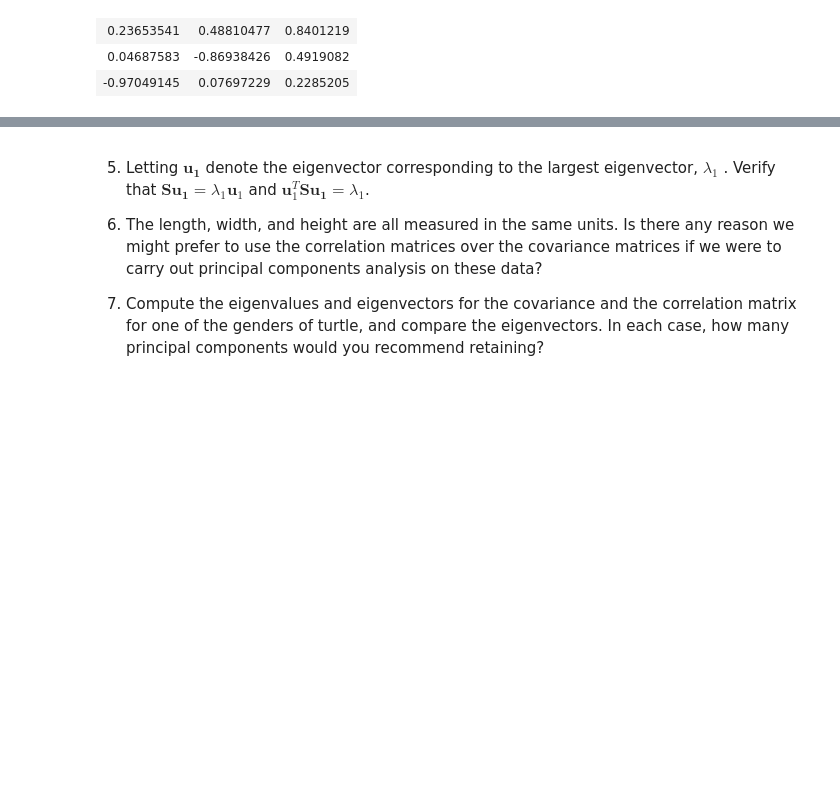
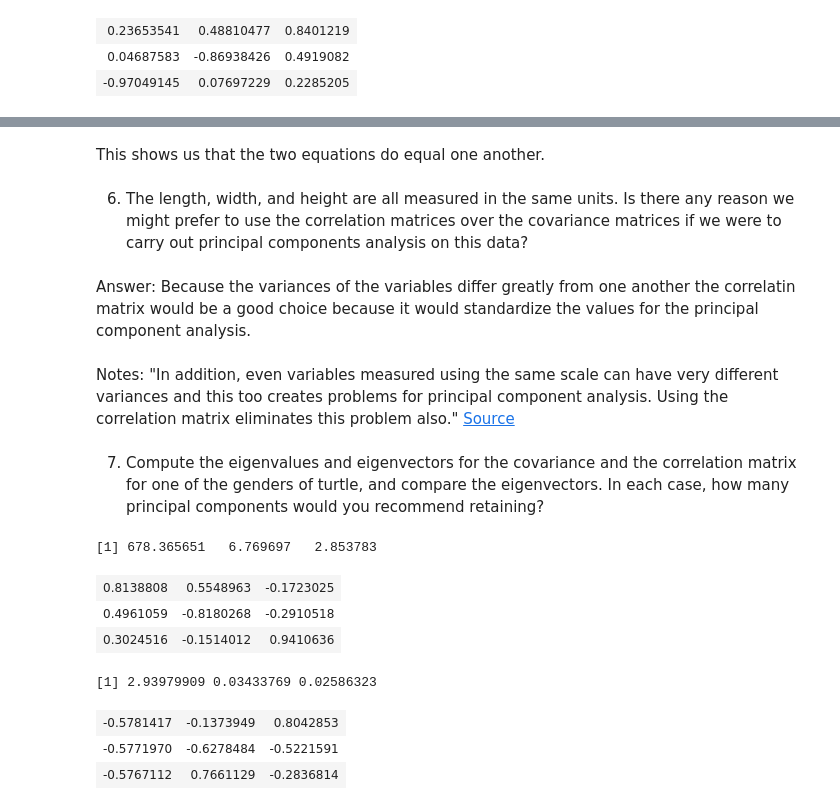
Before and after one commit to michael-huber2772/STAT5650, a Jupyter notebook: Assignments/Assignment1/Homework_1.ipynb, the cells around one changed output, grey strips where cells are left out. Cells and saved outputs as stored; diff of their text form; code cells hidden in the pictures; blank space fills up the shorter version.

Commit message:
Homework 1 and classification notes

```diff
--- a/Assignments/Assignment1/Homework_1.ipynb
+++ b/Assignments/Assignment1/Homework_1.ipynb
@@ -198,11 +255,33 @@ Add Description - Verify if the above formula is correct?
+# %% [markdown]
+This shows us that the two equations do equal one another.
 # %% [markdown]
-5. Letting $\mathbf{u_1}$ denote the eigenvector corresponding to the largest eigenvector, $\lambda_1$ . Verify
-that $\mathbf{Su_1} = \lambda_1 \mathbf{u}_1$ and $\mathbf{u}_1^T \mathbf{Su_1} = \lambda_1$.
-
 6. The length, width, and height are all measured in the same units. Is there any reason we
 might prefer to use the correlation matrices over the covariance matrices if we were to carry
-out principal components analysis on these data?
-
-7. Compute the eigenvalues and eigenvectors for the covariance and the correlation matrix for
-one of the genders of turtle, and compare the eigenvectors. In each case, how many
-principal components would you recommend retaining?
+out principal components analysis on this data?
+# %% [markdown]
+Answer: Because the variances of the variables differ greatly from one another the correlatin matrix would be a good choice because it would standardize the values for the principal component analysis.
+# %% [markdown]
+Notes:
+ "In addition, even variables measured using the same scale can have very different variances and this too creates problems for principal component analysis. Using the correlation matrix eliminates this problem also." [Source](https://www.researchgate.net/post/What_is_the_appropriate_matrix_covariance_or_correlation_in_principal_component_analysis)
+# %% [markdown]
+7. Compute the eigenvalues and eigenvectors for the covariance and the correlation matrix for
+one of the genders of turtle, and compare the eigenvectors. In each case, how many
+principal components would you recommend retaining?
+# %%
+female.cov.eig <- eigen(females.cov)
+female.cor.eig <- eigen(females.cor)
+
+female.cov.eig$values
+female.cov.eig$vectors
+
+female.cor.eig$values
+female.cor.eig$vectors
+# %% [output]
+[1] 678.365651   6.769697   2.853783
+| 0.8138808 | 0.5548963 | -0.1723025 |
+| 0.4961059 | -0.8180268 | -0.2910518 |
+| 0.3024516 | -0.1514012 | 0.9410636 |
+[1] 2.93979909 0.03433769 0.02586323
+| -0.5781417 | -0.1373949 | 0.8042853 |
+| -0.5771970 | -0.6278484 | -0.5221591 |
+| -0.5767112 | 0.7661129 | -0.2836814 |
```
Also changed, not shown: parts of 24 cells of this notebook, 14 other files.
